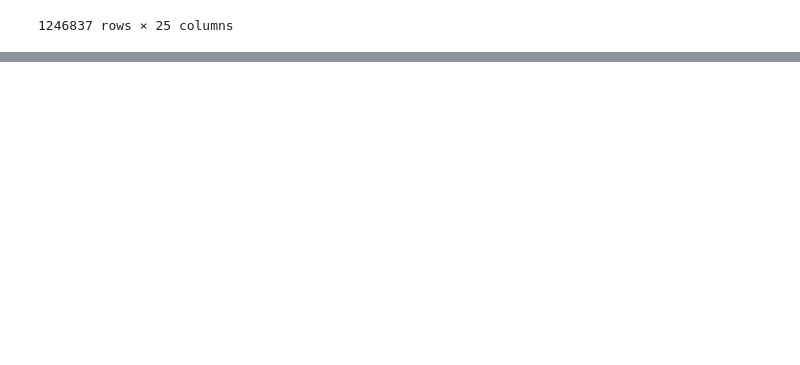
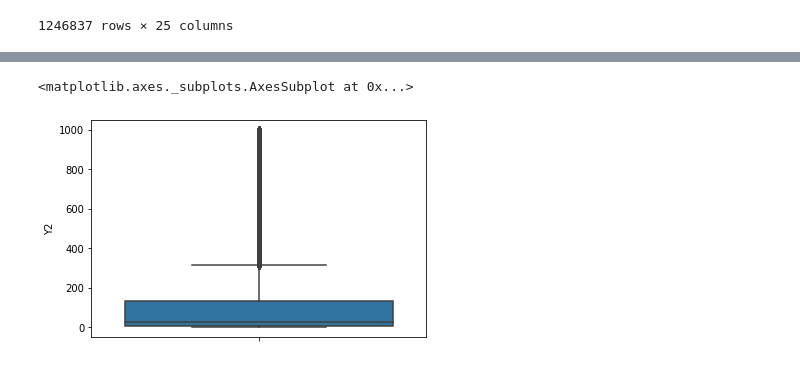
Before and after one commit to Rigel-Tal/Techniche, a Jupyter notebook: Techniche.ipynb, the cells around one changed output, grey strips where cells are left out. Cells and saved outputs as stored; diff of their text form; code cells hidden in the pictures; blank space fills up the shorter version.

```diff
--- a/Techniche.ipynb
+++ b/Techniche.ipynb
@@ -34,0 +105,5 @@ df.head()
+# %%
+sns.boxplot(y='Y2',data=df)
+# %% [output]
+<matplotlib.axes._subplots.AxesSubplot at 0x...>
+[figure, added]
```
Also changed, not shown: parts of 74 cells of this notebook, 4 other files.
